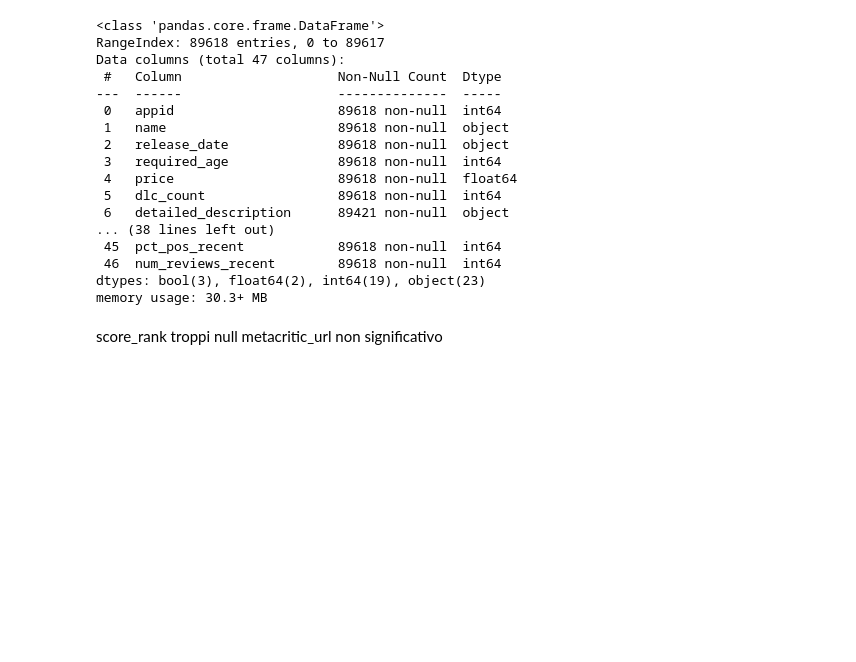
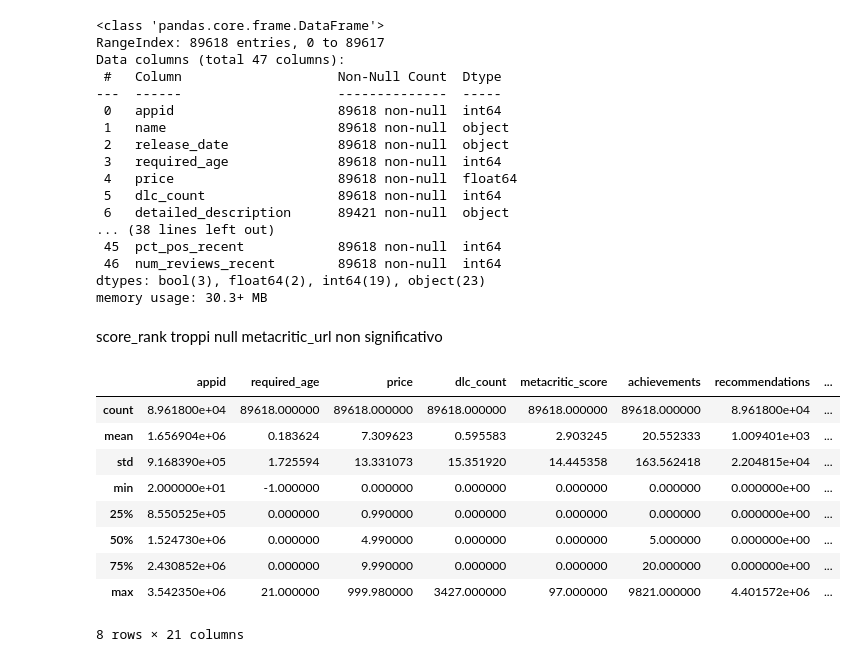
Before and after one commit to AlexthePredator/FutureGame, a Jupyter notebook: addestramentoModello/addestramento.ipynb, the cells around one changed output. Drawn from its saved outputs; the diff is of its cells as text; code cells hidden in the pictures; blank space fills up the shorter version.

```diff
--- a/addestramentoModello/addestramento.ipynb
+++ b/addestramentoModello/addestramento.ipynb
@@ -38,3 +49,17 @@ memory usage: 30.3+ MB
 # %% [markdown]
 score_rank troppi null
 metacritic_url non significativo
+# %%
+dataset.describe()
+#statistiche del dataset
+# %% [output]
+|  | appid | required_age | price | dlc_count | metacritic_score | achievements | recommendations | ... |
+| count | 8.961800e+04 | 89618.000000 | 89618.000000 | 89618.000000 | 89618.000000 | 89618.000000 | 8.961800e+04 | ... |
+| mean | 1.656904e+06 | 0.183624 | 7.309623 | 0.595583 | 2.903245 | 20.552333 | 1.009401e+03 | ... |
+| std | 9.168390e+05 | 1.725594 | 13.331073 | 15.351920 | 14.445358 | 163.562418 | 2.204815e+04 | ... |
+| min | 2.000000e+01 | -1.000000 | 0.000000 | 0.000000 | 0.000000 | 0.000000 | 0.000000e+00 | ... |
+| 25% | 8.550525e+05 | 0.000000 | 0.990000 | 0.000000 | 0.000000 | 0.000000 | 0.000000e+00 | ... |
+| 50% | 1.524730e+06 | 0.000000 | 4.990000 | 0.000000 | 0.000000 | 5.000000 | 0.000000e+00 | ... |
+| 75% | 2.430852e+06 | 0.000000 | 9.990000 | 0.000000 | 0.000000 | 20.000000 | 0.000000e+00 | ... |
+| max | 3.542350e+06 | 21.000000 | 999.980000 | 3427.000000 | 97.000000 | 9821.000000 | 4.401572e+06 | ... |
+8 rows × 21 columns
```
Also changed, not shown: parts of 4 cells of this notebook, 1 other file.
